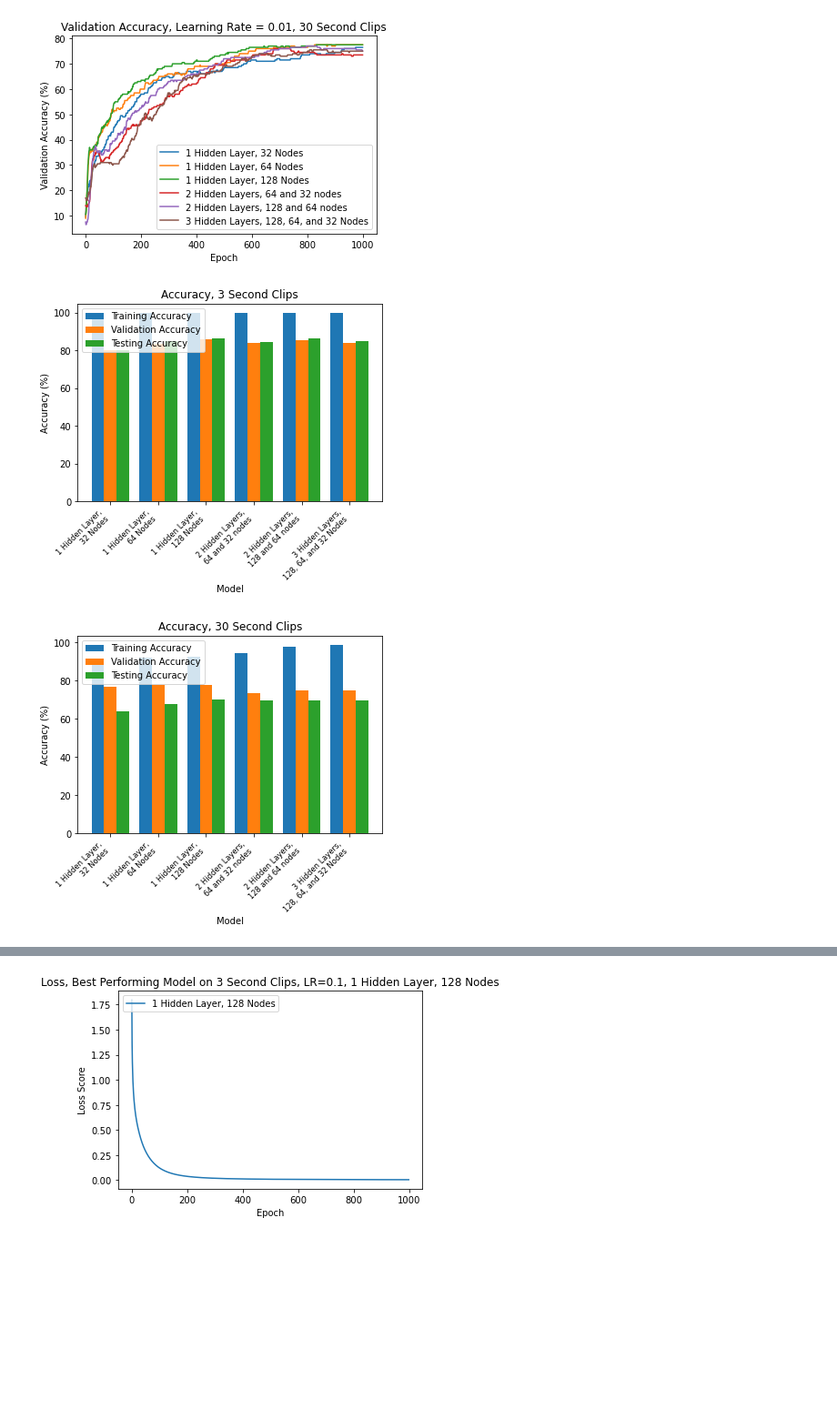
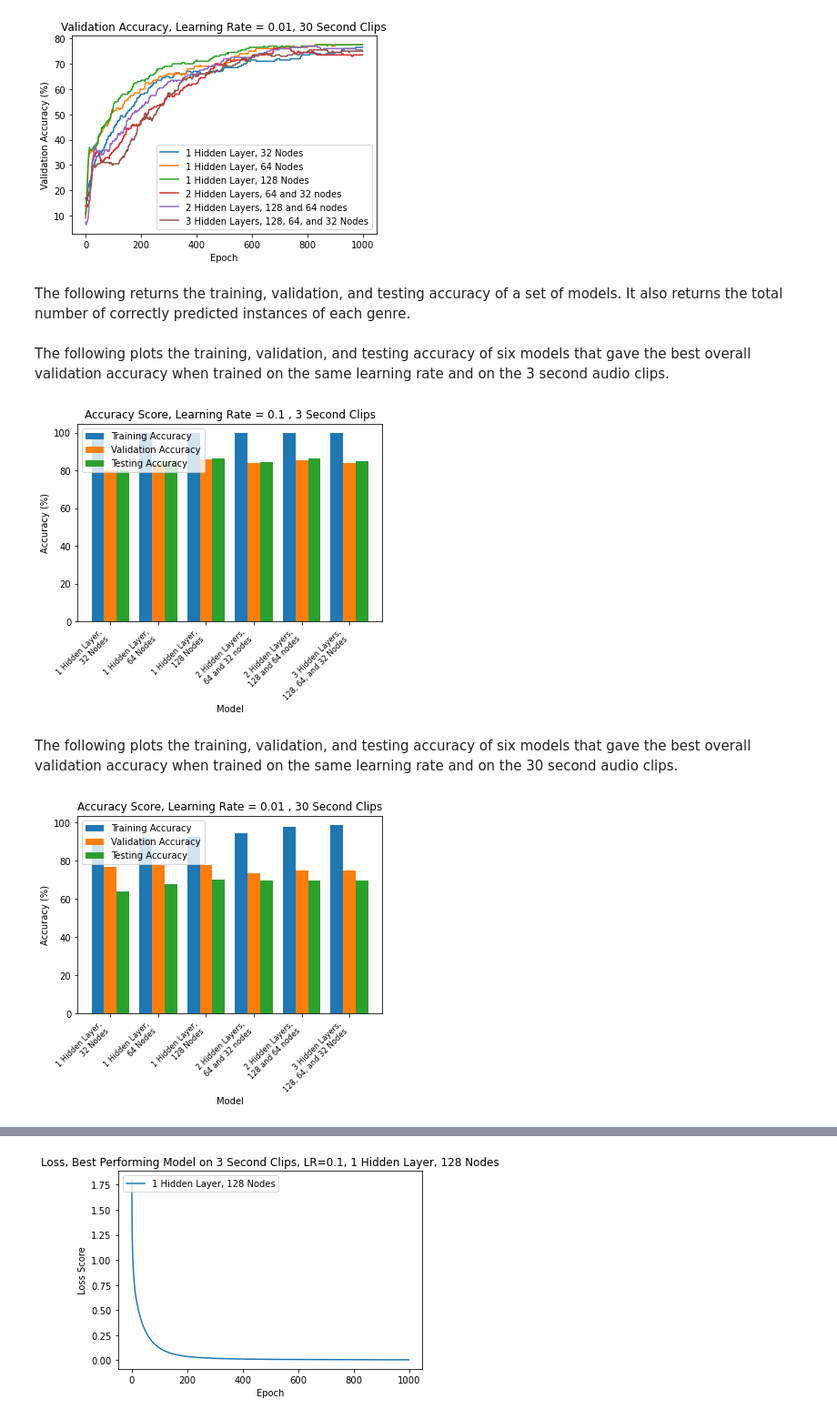
Before and after one commit to matthew-gries/ds4400-final-project, a Jupyter notebook: notebooks/neural_net.ipynb, the cells around one changed output, grey strips where cells are left out. Shown at 91% size. Drawn from its saved outputs; the diff is of its cells as text; code cells hidden in the pictures; blank space fills up the shorter version.

```diff
--- a/notebooks/neural_net.ipynb
+++ b/notebooks/neural_net.ipynb
@@ -480,6 +488,8 @@ plot_validation_accuracies(best_3_sec_experiments, f"Validation Accuracy, Learni
 plot_validation_accuracies(best_30_sec_experiments, f"Validation Accuracy, Learning Rate = {best_30_sec_lr}, 30 Second Clips")
 # %% [output]
 [figure]
+# %% [markdown]
+The following returns the training, validation, and testing accuracy of a set of models. It also returns the total number of correctly predicted instances of each genre.
 # %%
 def get_accuracies(experiments, x_train, y_train, x_val, y_val, x_test, y_test):
     accuracies = {}
@@ -501,11 +511,15 @@ def get_accuracies(experiments, x_train, y_train, x_val, y_val, x_test, y_test):
 
 three_sec_accuracies = get_accuracies(best_3_sec_experiments, x_train=x_3_train, y_train=y_3_train, x_val=x_3_val, y_val=y_3_val, x_test=x_3_test, y_test=y_3_test)
 thirty_sec_accuracies = get_accuracies(best_30_sec_experiments, x_train=x_30_train, y_train=y_30_train, x_val=x_30_val, y_val=y_30_val, x_test=x_30_test, y_test=y_30_test)
+# %% [markdown]
+The following plots the training, validation, and testing accuracy of six models that gave the best overall validation accuracy when trained on the same learning rate and on the 3 second audio clips.
 # %%
-plot_accuracy_bar_chart(three_sec_accuracies, "Accuracy, 3 Second Clips")
+plot_accuracy_bar_chart(three_sec_accuracies, f"Accuracy Score, Learning Rate = {best_3_sec_lr} , 3 Second Clips")
 # %% [output]
-[figure, old version]
+[figure, new version]
+# %% [markdown]
+The following plots the training, validation, and testing accuracy of six models that gave the best overall validation accuracy when trained on the same learning rate and on the 30 second audio clips.
 # %%
-plot_accuracy_bar_chart(thirty_sec_accuracies, "Accuracy, 30 Second Clips")
+plot_accuracy_bar_chart(thirty_sec_accuracies, f"Accuracy Score, Learning Rate = {best_30_sec_lr} , 30 Second Clips")
 # %% [output]
-[figure, old version]
+[figure, new version]
```
Also changed, not shown: parts of 29 cells of this notebook, 3 other files.
